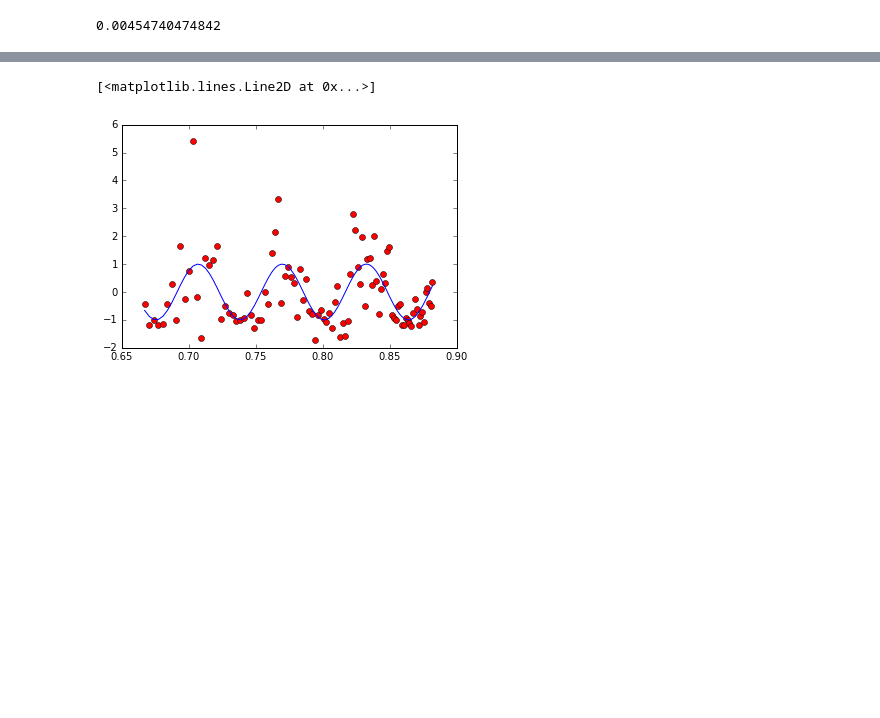
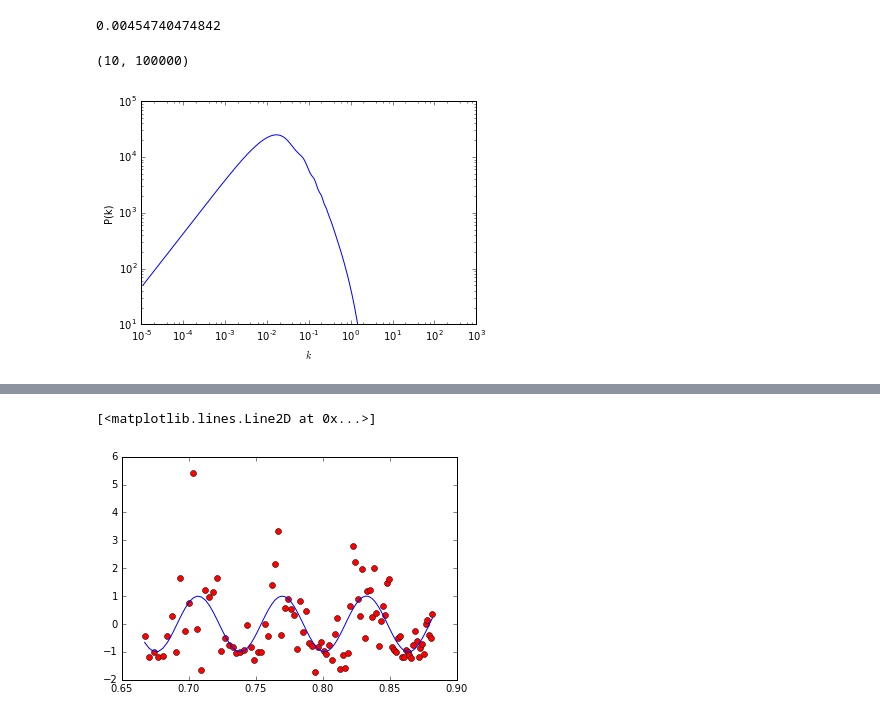
Before and after one commit to aimalz/densityfield, a Jupyter notebook: GenCat.ipynb, the cells around one changed output, grey strips where cells are left out. Drawn from its saved outputs; the diff is of its cells as text; code cells hidden in the pictures; blank space fills up the shorter version.

```diff
--- a/GenCat.ipynb
+++ b/GenCat.ipynb
@@ -37,3 +40,32 @@ zrange = maxz-minz
 print(res)
 # %% [output]
 0.00454740474842
+# %%
+with open('ics_matterpow_0.dat','rb') as csvfile:
+    tuples = (line.split(None) for line in csvfile)
+    alldata = np.array([[float(pair[k]) for k in xrange(len(pair))] for pair in tuples])
+    ks_all,pks_all = alldata.T[0],alldata.T[1]
+
+# xs_all = 2*np.pi/ks_all
+# xs_all = xs_all[xs_all>10.]
+# xs_all = xs_all[xs_all<1.e4]
+pks_all = pks_all*np.exp(-ks_all**2 * 1**2 /2.)
+
+# pks_all = pks_all[2*np.pi/ks_all>50.]
+# ks_all = ks_all[2*np.pi/ks_all>50.]
+# xs_all = 2*np.pi/ks_all[2*np.pi/ks_all>50.]
+
+# pks_all = pks_all[2*np.pi/ks_all<1.e3]
+# ks_all = ks_all[2*np.pi/ks_all<1.e3]
+# xs_all = 2*np.pi/ks_all[2*np.pi/ks_all<1.e3]
+
+plt.plot(ks_all,pks_all)
+plt.semilogy()
+plt.semilogx()
+#plt.xlim(1.e-5,2.*np.pi/10.)
+plt.xlabel(r'$k$')
+plt.ylabel(r'P(k)')
+plt.ylim(10, 10**5)
+# %% [output]
+(10, 100000)
+[figure, added]
```
Also changed, not shown: parts of 11 cells of this notebook.
